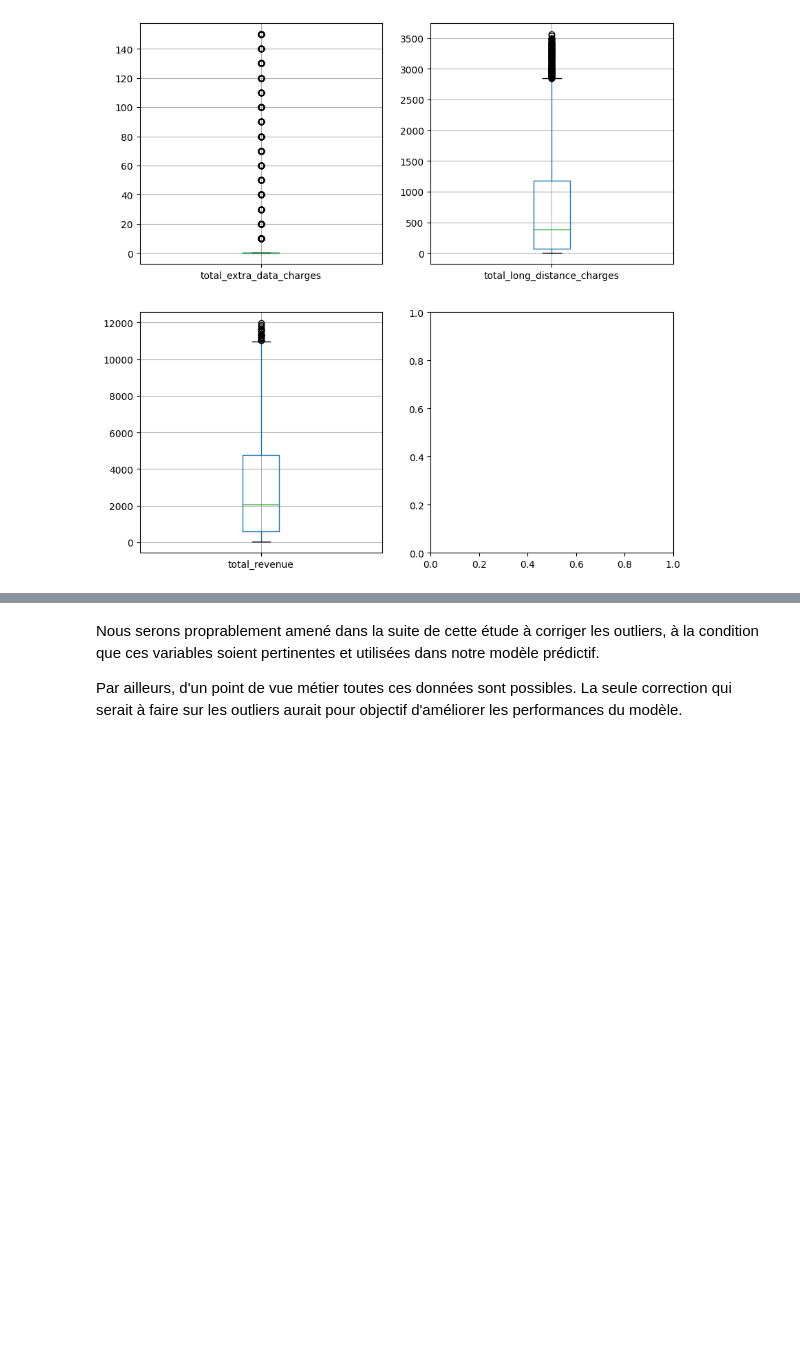
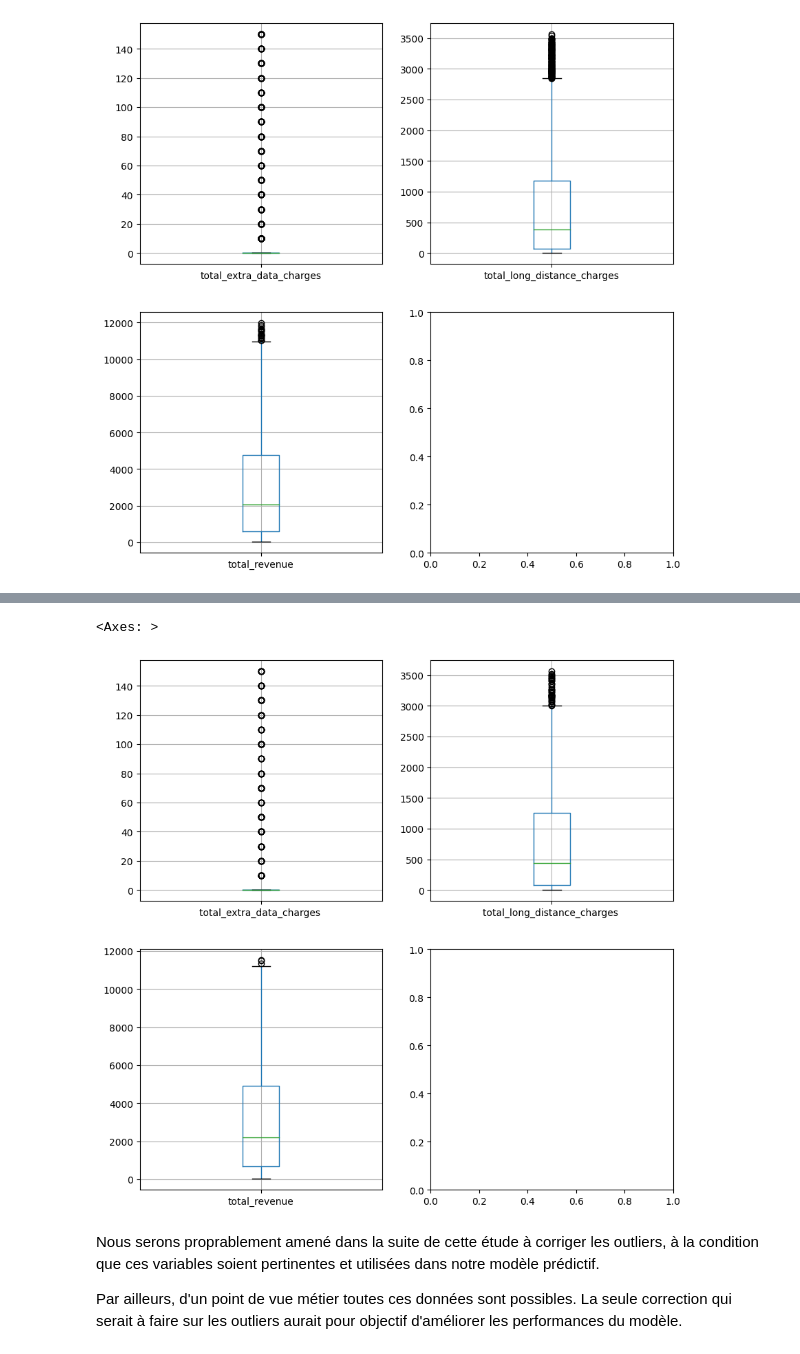
Before and after one commit to alexsavz/savina_alex_rendu_projet3, a Jupyter notebook: notebooks/SAVINA_Alex_Rendu_Projet3.ipynb, the cells around one changed output, grey strips where cells are left out. Drawn from its saved outputs; the diff is of its cells as text; code cells hidden in the pictures; blank space fills up the shorter version.

```diff
--- a/notebooks/SAVINA_Alex_Rendu_Projet3.ipynb
+++ b/notebooks/SAVINA_Alex_Rendu_Projet3.ipynb
@@ -351,3 +384,12 @@ df.boxplot(column=outliers_col[6], ax=axs[1,0])
+# %%
+# Représentation graphique avec des box plots
+fig, (axs) = plt.subplots(2, 2, figsize=(10, 10))
+X_test.boxplot(column=outliers_col[4], ax=axs[0,0])
+X_test.boxplot(column=outliers_col[5], ax=axs[0,1])
+X_test.boxplot(column=outliers_col[6], ax=axs[1,0])
+# %% [output]
+<Axes: >
+[figure, added]
 # %% [markdown]
 Nous serons proprablement amené dans la suite de cette étude à corriger les outliers, à la condition que ces variables soient pertinentes et utilisées dans notre modèle prédictif.
 
```
Also changed, not shown: parts of 78 cells of this notebook, 11 other files.
